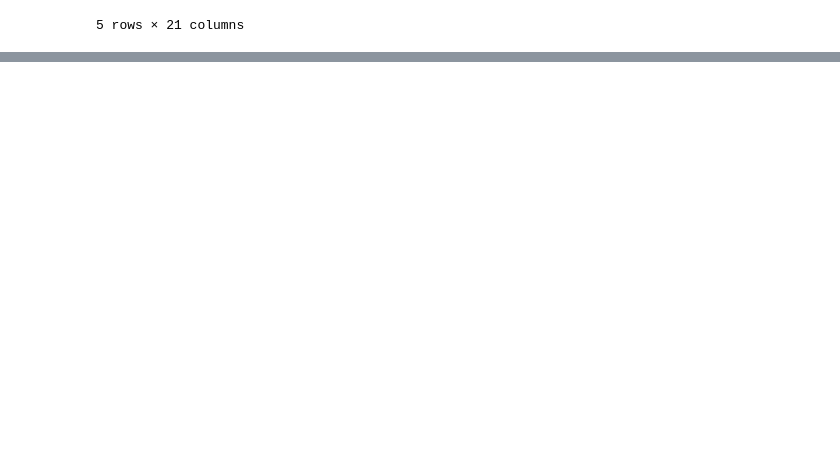
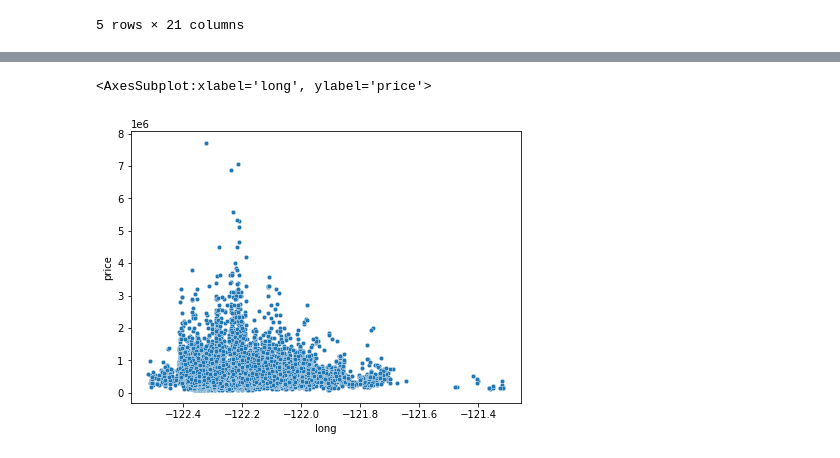
Before and after one commit to Sanoj32/Major-Project, a Jupyter notebook: jupyter_notebooks/Project.ipynb, the cells around one changed output, grey strips where cells are left out. Saved outputs shown, nothing was run; the diff lists cells and outputs as text; code cells hidden in the pictures; blank space fills up the shorter version.

```diff
--- a/jupyter_notebooks/Project.ipynb
+++ b/jupyter_notebooks/Project.ipynb
@@ -18,0 +69,9 @@ data.head()
+# %%
+price = data['price']
+longtitude =data['long']
+fig =  plt.gcf()
+fig.set_size_inches(7,5)
+sns.scatterplot(x=longtitude,y=price,s=20)
+# %% [output]
+<AxesSubplot:xlabel='long', ylabel='price'>
+[figure, added]
```
Also changed, not shown: parts of 6 cells of this notebook.
